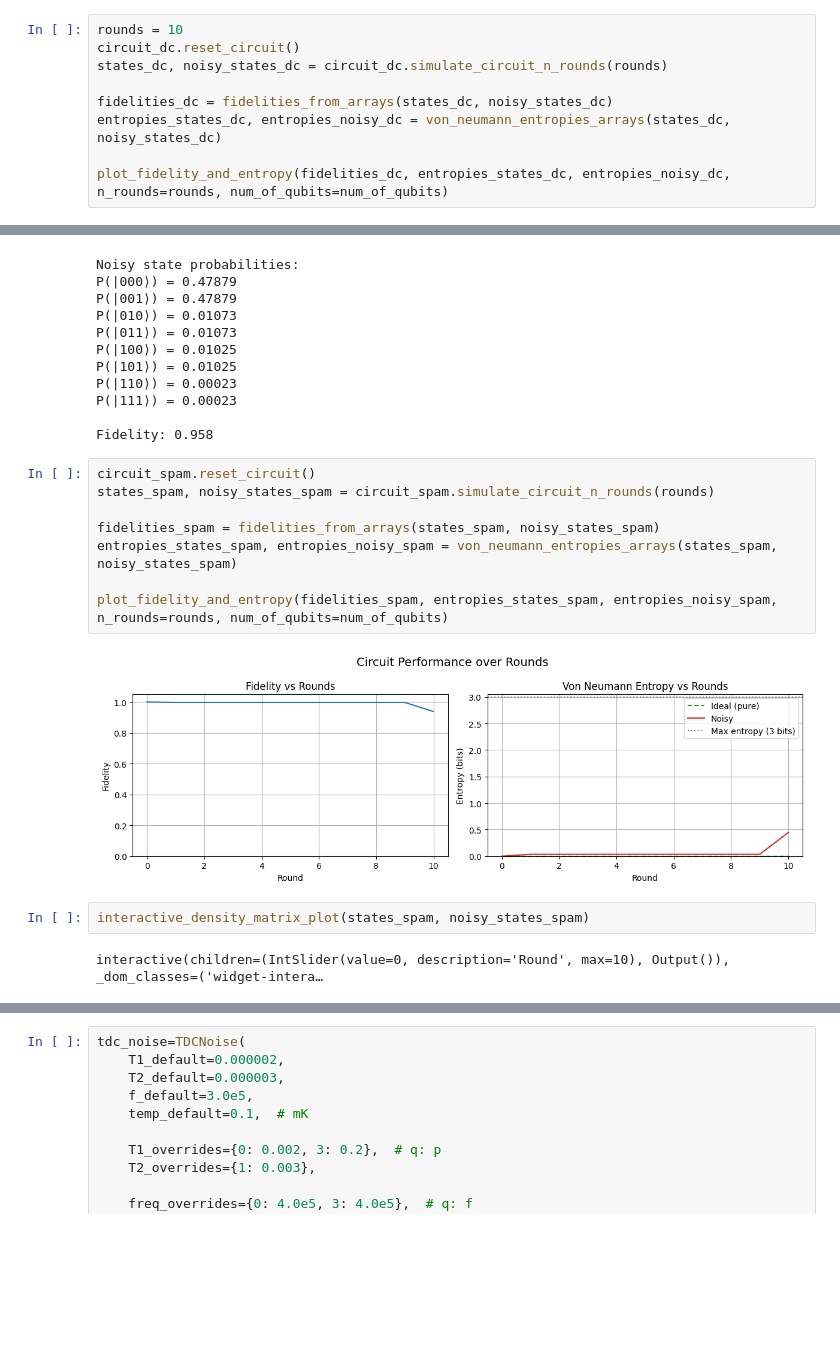
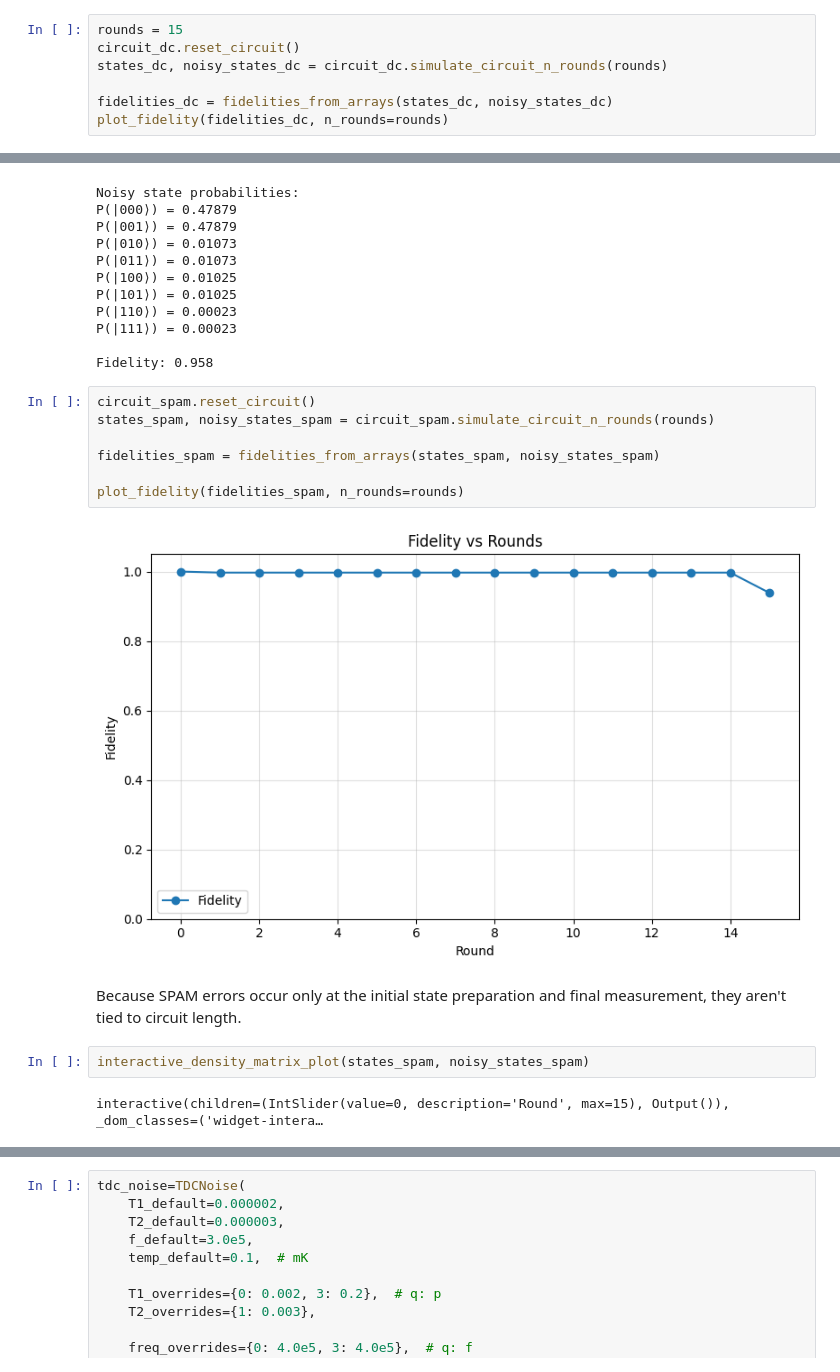
Before and after one commit to justynapokora/sciqis_project, a Jupyter notebook: random_circuits.ipynb, the cells around one changed output, grey strips where cells are left out. Drawn from its saved outputs; the diff is of its cells as text; blank space fills up the shorter version.

```diff
--- a/random_circuits.ipynb
+++ b/random_circuits.ipynb
@@ -402,12 +397,10 @@ P(|101⟩) = 0.00066
 
 Fidelity: 0.989
 # %%
-rounds = 10
+rounds = 15
 circuit_dc.reset_circuit()
 states_dc, noisy_states_dc = circuit_dc.simulate_circuit_n_rounds(rounds)
 
 fidelities_dc = fidelities_from_arrays(states_dc, noisy_states_dc)
-entropies_states_dc, entropies_noisy_dc = von_neumann_entropies_arrays(states_dc, noisy_states_dc)
-
-plot_fidelity_and_entropy(fidelities_dc, entropies_states_dc, entropies_noisy_dc, n_rounds=rounds, num_of_qubits=num_of_qubits)
+plot_fidelity(fidelities_dc, n_rounds=rounds)
 # %% [output]
@@ -496,17 +490,18 @@ Fidelity: 0.958
 # %%
 circuit_spam.reset_circuit()
 states_spam, noisy_states_spam = circuit_spam.simulate_circuit_n_rounds(rounds)
 
 fidelities_spam = fidelities_from_arrays(states_spam, noisy_states_spam)
-entropies_states_spam, entropies_noisy_spam = von_neumann_entropies_arrays(states_spam, noisy_states_spam)
 
-plot_fidelity_and_entropy(fidelities_spam, entropies_states_spam, entropies_noisy_spam, n_rounds=rounds, num_of_qubits=num_of_qubits)
+plot_fidelity(fidelities_spam, n_rounds=rounds)
 # %% [output]
-[figure, old version]
+[figure, new version]
+# %% [markdown]
+Because SPAM errors occur only at the initial state preparation and final measurement, they aren't tied to circuit length.
 # %%
 interactive_density_matrix_plot(states_spam, noisy_states_spam)
 # %% [output]
-interactive(children=(IntSlider(value=0, description='Round', max=10), Output()), _dom_classes=('widget-intera…
+interactive(children=(IntSlider(value=0, description='Round', max=15), Output()), _dom_classes=('widget-intera…
 # %% [markdown]
 ## (iii) TDC Noise (Thermal Decoherence: Relaxation + Excitation + Dephasing)
 
```
Also changed, not shown: parts of 58 cells of this notebook, 3 other files.
